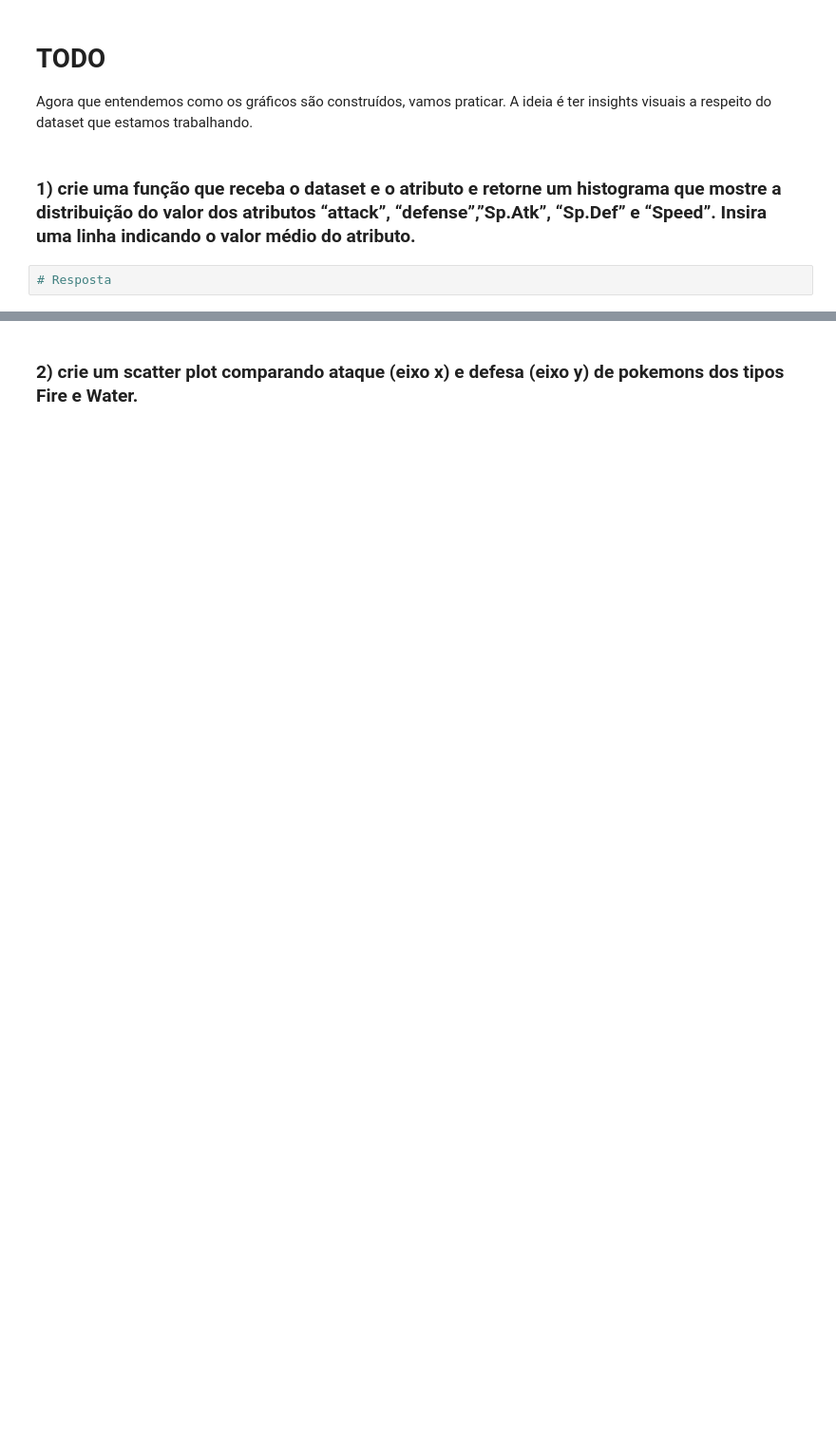
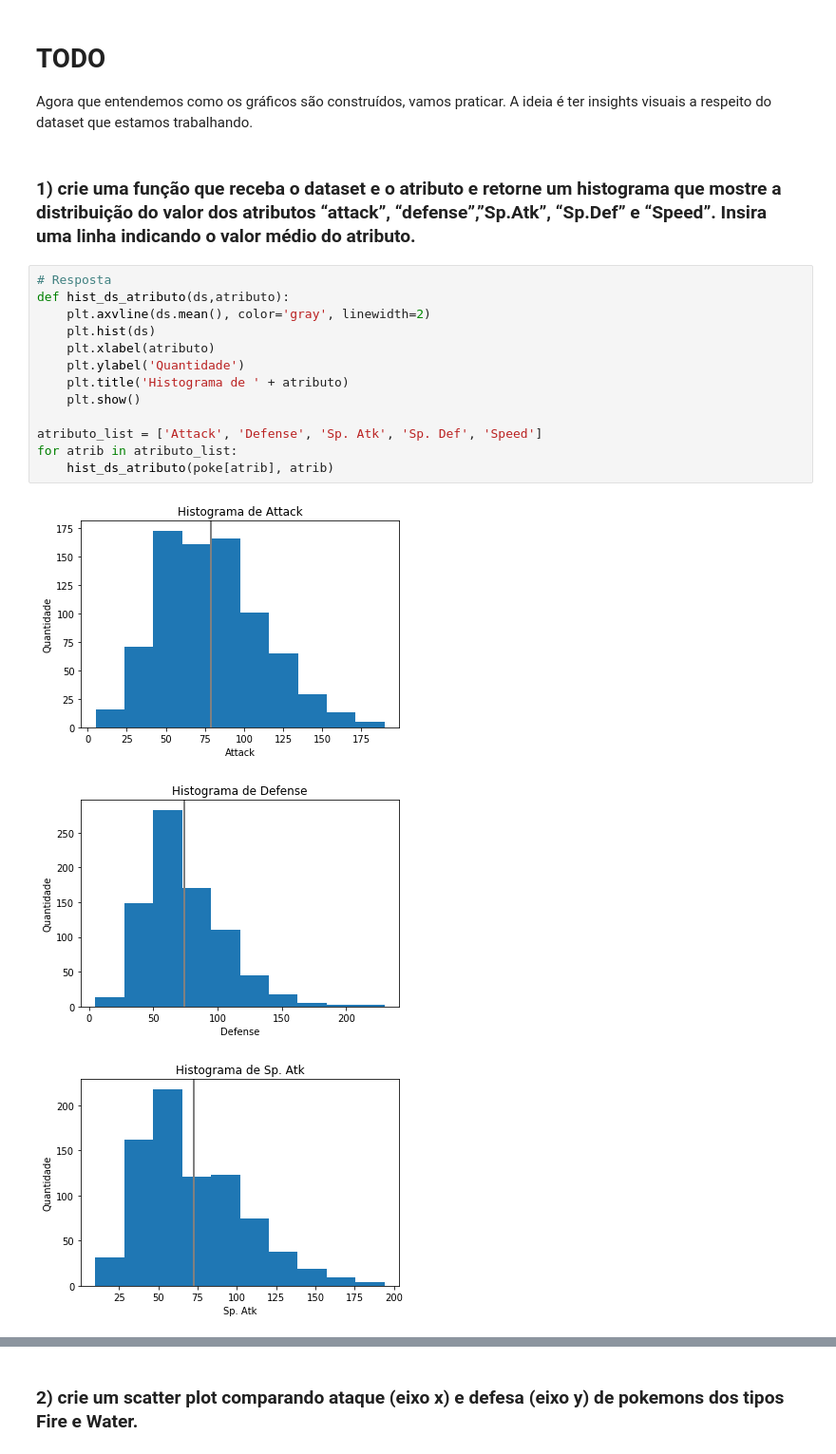
Before and after one commit to dhenyfernandes/22bpm, a Jupyter notebook: BPM/EDA_Visualization_Pokemon.ipynb, the cells around one changed output, grey strips where cells are left out. Shown at 95% size. Cells and saved outputs as stored; diff of their text form; blank space fills up the shorter version.

```diff
--- a/BPM/EDA_Visualization_Pokemon.ipynb
+++ b/BPM/EDA_Visualization_Pokemon.ipynb
@@ -219,5 +258,20 @@ plt.show()
 Agora que entendemos como os gráficos são construídos, vamos praticar. A ideia é ter insights visuais a respeito do dataset que estamos trabalhando.
 # %% [markdown]
 ### 1) crie uma função que receba o dataset e o atributo e retorne um histograma que mostre a distribuição do valor dos atributos “attack”, “defense”,”Sp.Atk”, “Sp.Def” e “Speed”. Insira uma linha indicando o valor médio do atributo.
-# %%
-# Resposta
+# %%
+# Resposta
+def hist_ds_atributo(ds,atributo):
+    plt.axvline(ds.mean(), color='gray', linewidth=2)
+    plt.hist(ds)
+    plt.xlabel(atributo)
+    plt.ylabel('Quantidade')
+    plt.title('Histograma de ' + atributo)
+    plt.show()
+
+atributo_list = ['Attack', 'Defense', 'Sp. Atk', 'Sp. Def', 'Speed']
+for atrib in atributo_list:
+    hist_ds_atributo(poke[atrib], atrib)
+# %% [output]
+[figure, added]
+[figure, added]
+[figure, added]
```
Also changed, not shown: parts of 19 cells of this notebook, 3 other files.
